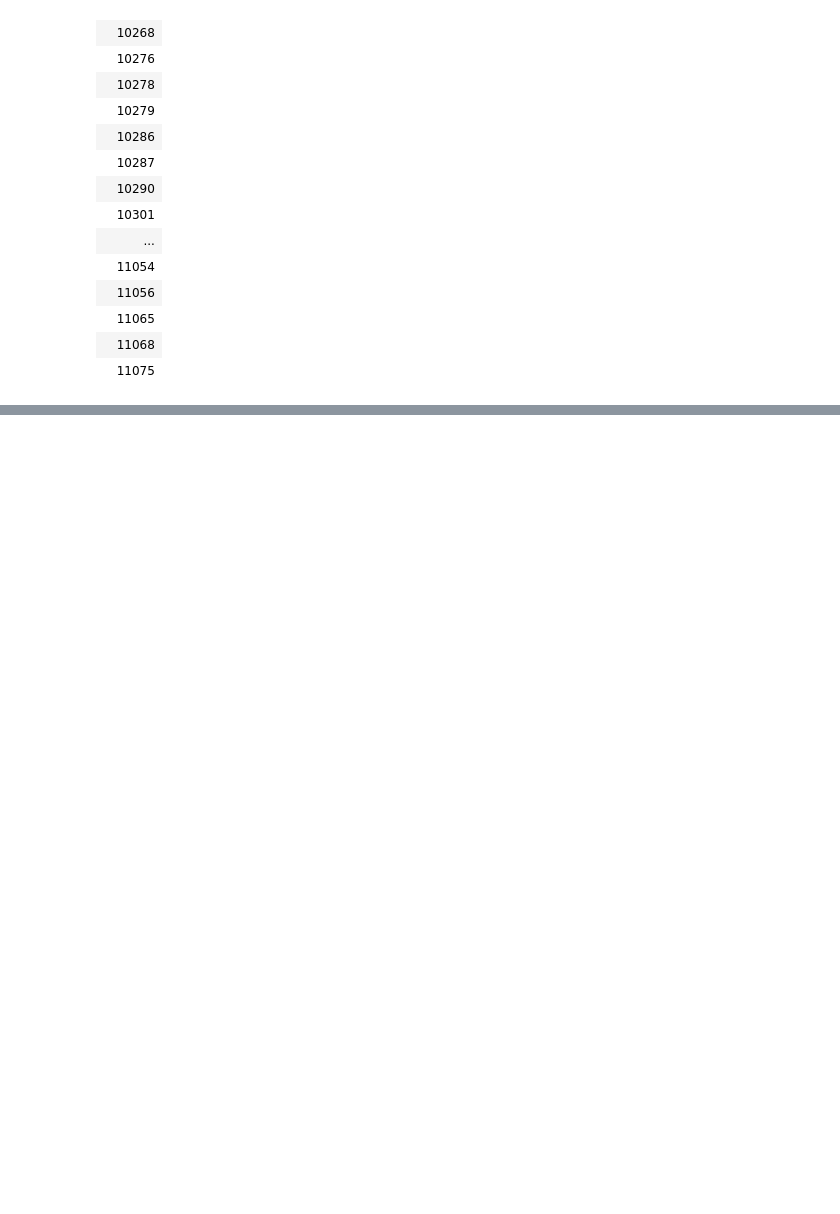
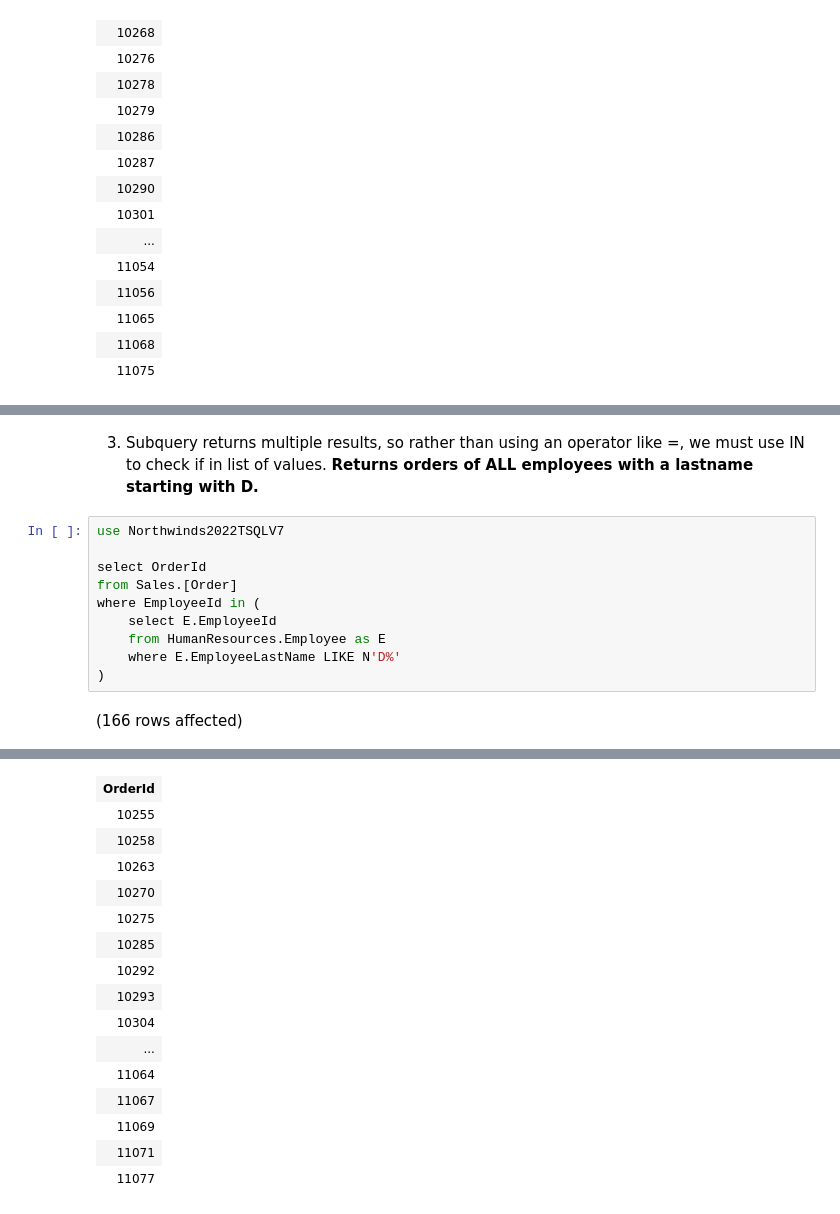
Before and after one commit to ryanmohamed/tsql_hw3, a Jupyter notebook: chapter4.ipynb, the cells around one changed output, grey strips where cells are left out. Cells and saved outputs as stored; diff of their text form; blank space fills up the shorter version.

```diff
--- a/chapter4.ipynb
+++ b/chapter4.ipynb
@@ -75,0 +59,14 @@ Total execution time: 00:00:00.135
+# %% [markdown]
+3. Subquery returns multiple results, so rather than using an operator like =, we must use IN to check if in list of values. **Returns orders of ALL employees with a lastname starting with D.**
+# %%
+use Northwinds2022TSQLV7
+
+select OrderId
+from Sales.[Order]
+where EmployeeId in (
+    select E.EmployeeId
+    from HumanResources.Employee as E
+    where E.EmployeeLastName LIKE N'D%'
+)
+# %% [output]
+(166 rows affected)
@@ -75,0 +74,16 @@ Total execution time: 00:00:00.135
+| OrderId |
+| 10255 |
+| 10258 |
+| 10263 |
+| 10270 |
+| 10275 |
+| 10285 |
+| 10292 |
+| 10293 |
+| 10304 |
+| ... |
+| 11064 |
+| 11067 |
+| 11069 |
+| 11071 |
+| 11077 |
```
Also changed, not shown: parts of 24 cells of this notebook.
